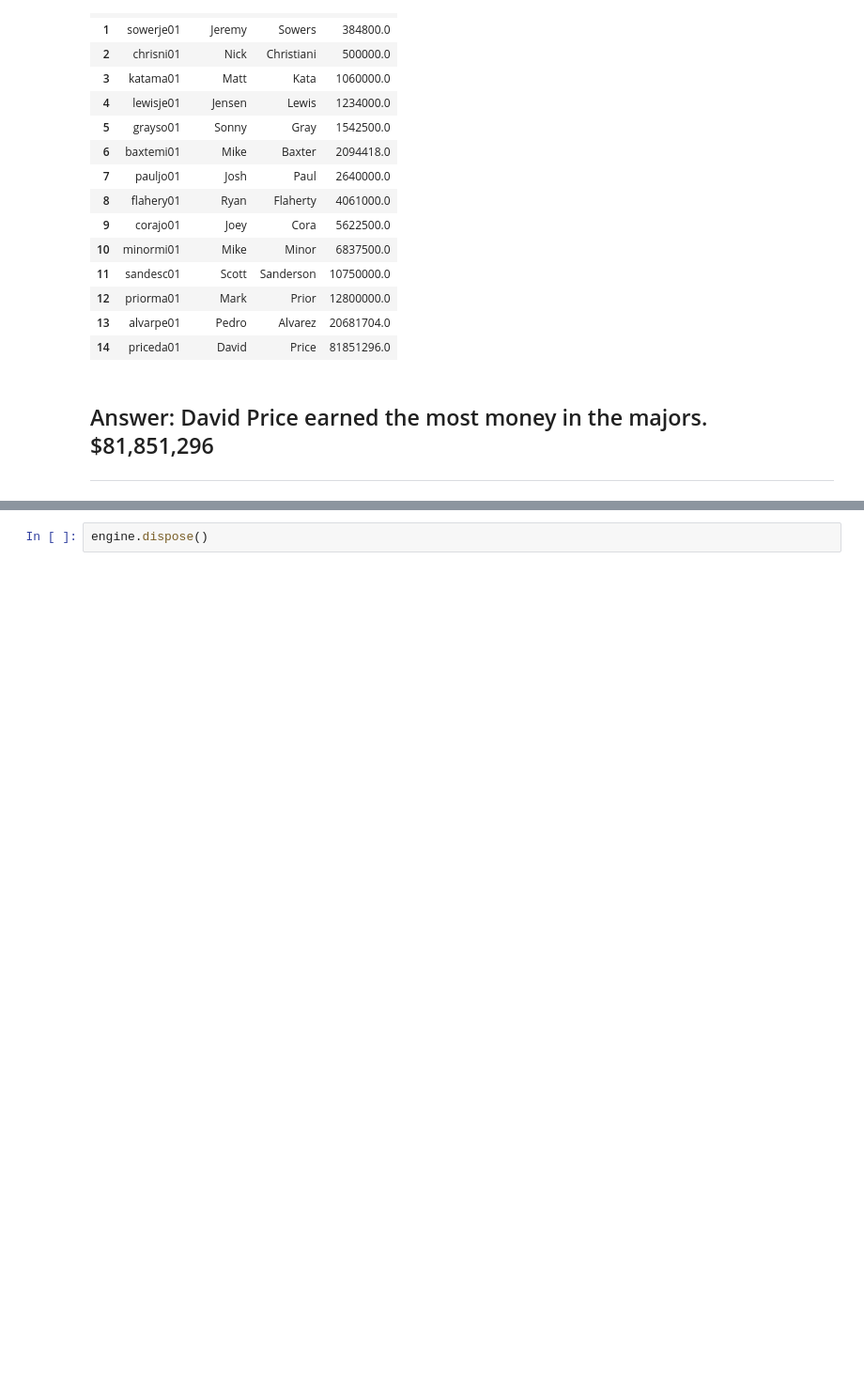
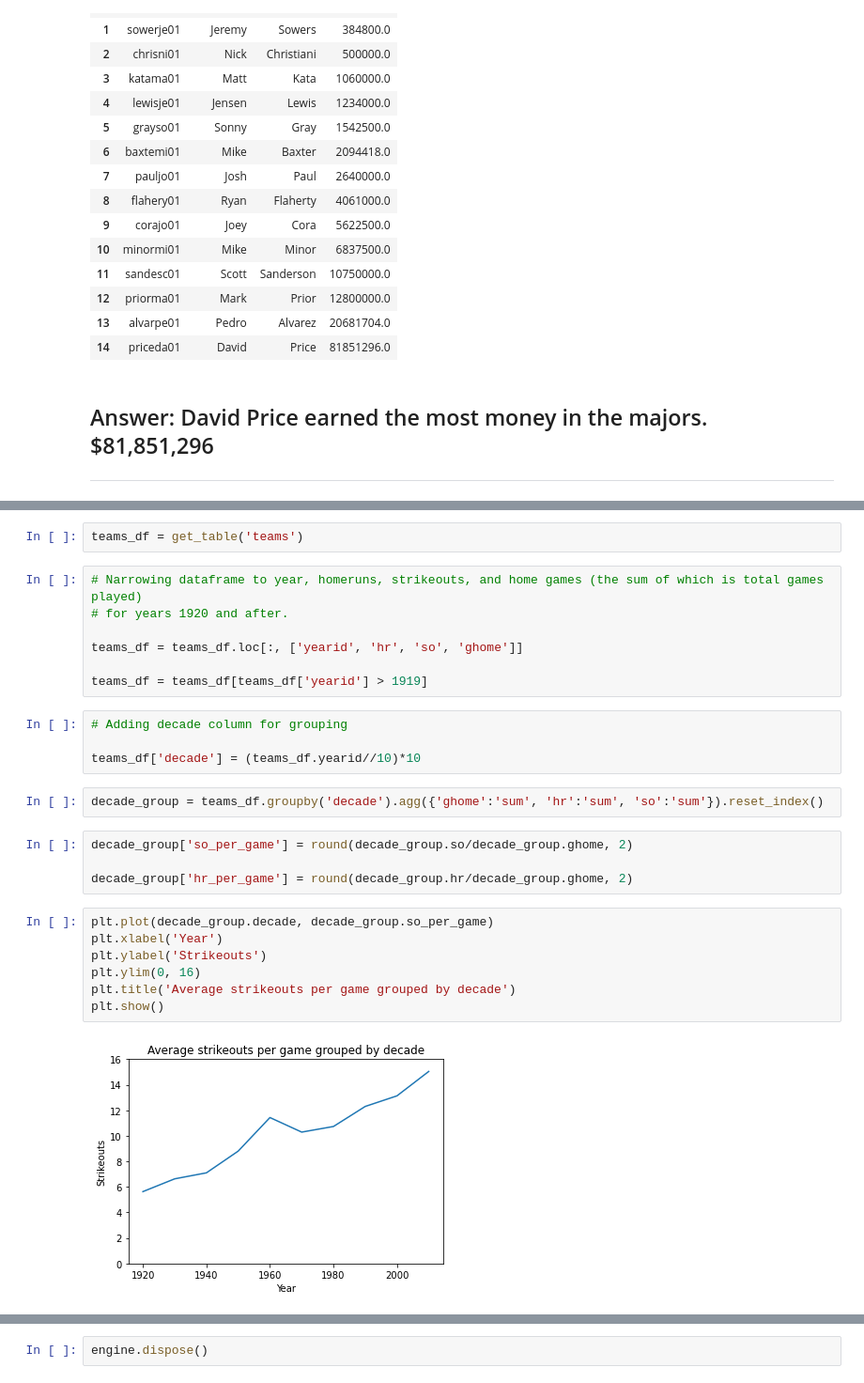
Before and after one commit to seiberttregoning/lahman-baseball-again, a Jupyter notebook: Questions_and_Answers.ipynb, the cells around one changed output, grey strips where cells are left out. Shown: that part at 94% size. Cells and saved outputs as stored; diff of their text form; blank space fills up the shorter version.

```diff
--- a/Questions_and_Answers.ipynb
+++ b/Questions_and_Answers.ipynb
@@ -185,0 +234,28 @@ vandy_salaries
+# %%
+teams_df = get_table('teams')
+# %%
+# Narrowing dataframe to year, homeruns, strikeouts, and home games (the sum of which is total games played)
+# for years 1920 and after.
+
+teams_df = teams_df.loc[:, ['yearid', 'hr', 'so', 'ghome']]
+
+teams_df = teams_df[teams_df['yearid'] > 1919]
+# %%
+# Adding decade column for grouping
+
+teams_df['decade'] = (teams_df.yearid//10)*10
+# %%
+decade_group = teams_df.groupby('decade').agg({'ghome':'sum', 'hr':'sum', 'so':'sum'}).reset_index()
+# %%
+decade_group['so_per_game'] = round(decade_group.so/decade_group.ghome, 2)
+
+decade_group['hr_per_game'] = round(decade_group.hr/decade_group.ghome, 2)
+# %%
+plt.plot(decade_group.decade, decade_group.so_per_game)
+plt.xlabel('Year')
+plt.ylabel('Strikeouts')
+plt.ylim(0, 16)
+plt.title('Average strikeouts per game grouped by decade')
+plt.show()
+# %% [output]
+[figure, added]
```
Also changed, not shown: parts of 69 cells of this notebook.
